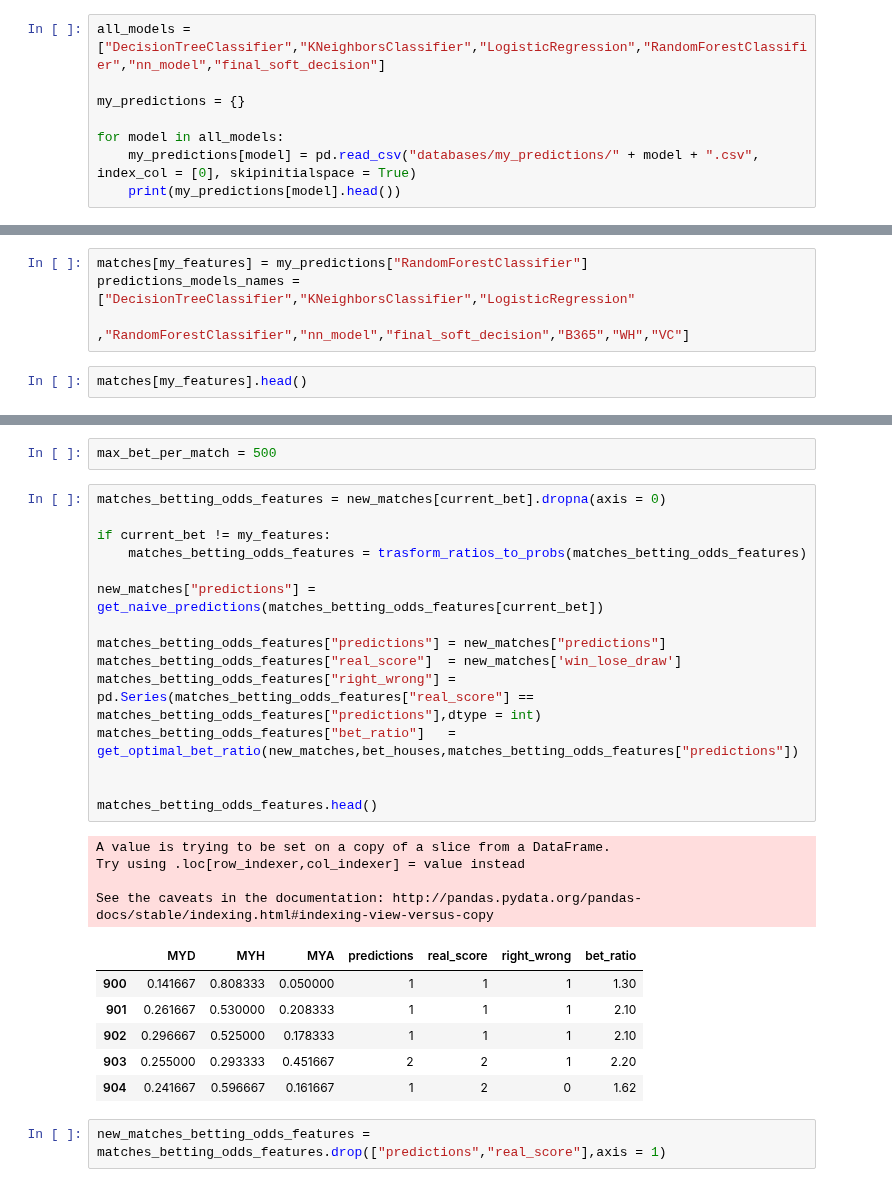
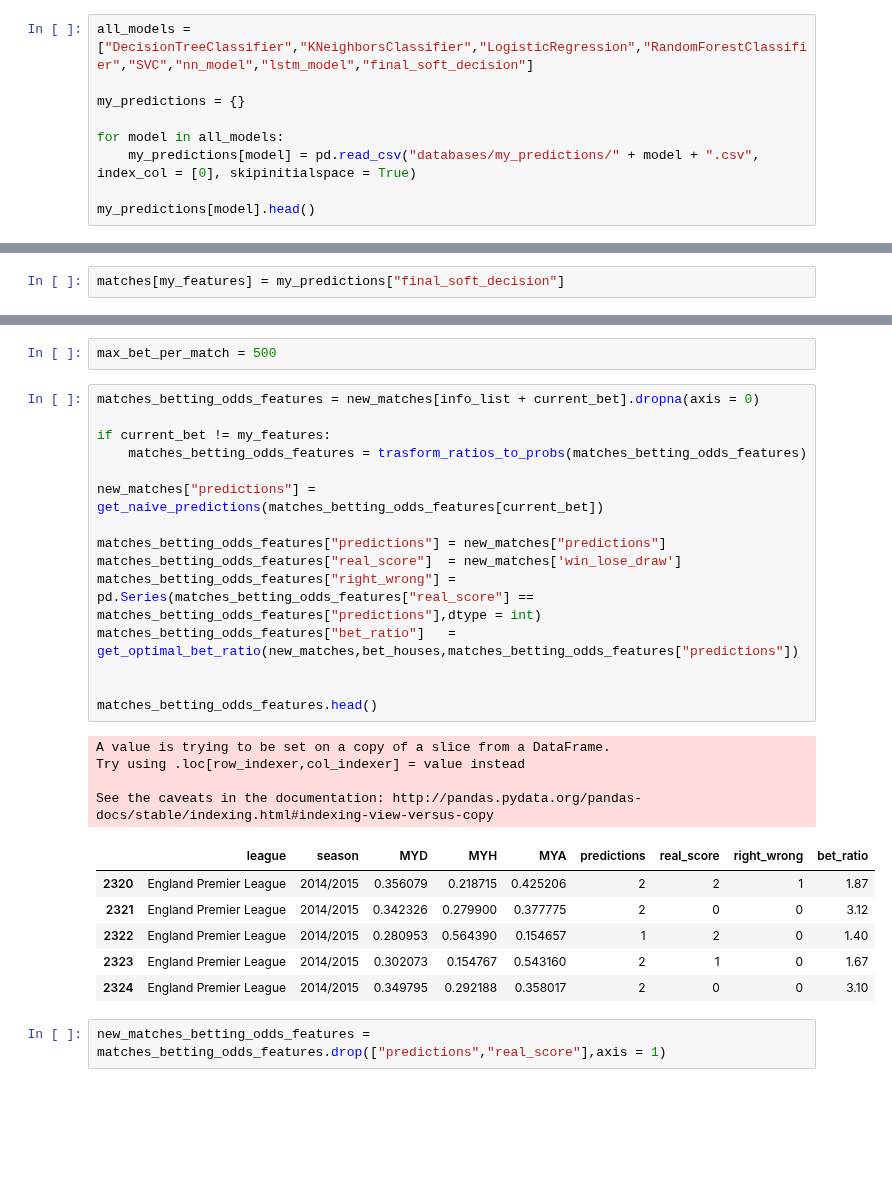
Before and after one commit to asafavinoam/applied_data_science_project, a Jupyter notebook: check_algorithm_profits.ipynb, the cells around one changed output, grey strips where cells are left out. Drawn from its saved outputs; the diff is of its cells as text; blank space fills up the shorter version.

```diff
--- a/check_algorithm_profits.ipynb
+++ b/check_algorithm_profits.ipynb
@@ -61,9 +107,10 @@ True
 # %%
-all_models = ["DecisionTreeClassifier","KNeighborsClassifier","LogisticRegression","RandomForestClassifier","nn_model","final_soft_decision"]
+all_models = ["DecisionTreeClassifier","KNeighborsClassifier","LogisticRegression","RandomForestClassifier","SVC","nn_model","lstm_model","final_soft_decision"]
 
 my_predictions = {}
 
 for model in all_models:
     my_predictions[model] = pd.read_csv("databases/my_predictions/" + model + ".csv", index_col = [0], skipinitialspace = True)
-    print(my_predictions[model].head())
+
+my_predictions[model].head()
 # %% [output]
@@ -95,9 +131,5 @@ my_features   = ["MYD","MYH","MYA"]
 bet_houses    = ["B365","WH","VC"]
 
 current_bet   = my_features
-# %%
-matches[my_features] = my_predictions["RandomForestClassifier"]
-predictions_models_names = ["DecisionTreeClassifier","KNeighborsClassifier","LogisticRegression"
-                            ,"RandomForestClassifier","nn_model","final_soft_decision","B365","WH","VC"]
 # %%
-matches[my_features].head()
+matches[my_features] = my_predictions["final_soft_decision"]
@@ -124,31 +163,31 @@ new_matches.head()
 # %%
 max_bet_per_match = 500
 # %%
-matches_betting_odds_features = new_matches[current_bet].dropna(axis = 0)
+matches_betting_odds_features = new_matches[info_list + current_bet].dropna(axis = 0)
 
 if current_bet != my_features:
     matches_betting_odds_features = trasform_ratios_to_probs(matches_betting_odds_features)
 
 new_matches["predictions"] = get_naive_predictions(matches_betting_odds_features[current_bet])
 
 matches_betting_odds_features["predictions"] = new_matches["predictions"]
 matches_betting_odds_features["real_score"]  = new_matches['win_lose_draw']
 matches_betting_odds_features["right_wrong"] = pd.Series(matches_betting_odds_features["real_score"] == matches_betting_odds_features["predictions"],dtype = int)
 matches_betting_odds_features["bet_ratio"]   = get_optimal_bet_ratio(new_matches,bet_houses,matches_betting_odds_features["predictions"])
 
 
 matches_betting_odds_features.head()
 # %% [output]
 A value is trying to be set on a copy of a slice from a DataFrame.
 Try using .loc[row_indexer,col_indexer] = value instead
 
 See the caveats in the documentation: http://pandas.pydata.org/pandas-docs/stable/indexing.html#indexing-view-versus-copy
-|  | MYD | MYH | MYA | predictions | real_score | right_wrong | bet_ratio |
-| 900 | 0.141667 | 0.808333 | 0.050000 | 1 | 1 | 1 | 1.30 |
-| 901 | 0.261667 | 0.530000 | 0.208333 | 1 | 1 | 1 | 2.10 |
-| 902 | 0.296667 | 0.525000 | 0.178333 | 1 | 1 | 1 | 2.10 |
-| 903 | 0.255000 | 0.293333 | 0.451667 | 2 | 2 | 1 | 2.20 |
-| 904 | 0.241667 | 0.596667 | 0.161667 | 1 | 2 | 0 | 1.62 |
+|  | league | season | MYD | MYH | MYA | predictions | real_score | right_wrong | bet_ratio |
+| 2320 | England Premier League | 2014/2015 | 0.356079 | 0.218715 | 0.425206 | 2 | 2 | 1 | 1.87 |
+| 2321 | England Premier League | 2014/2015 | 0.342326 | 0.279900 | 0.377775 | 2 | 0 | 0 | 3.12 |
+| 2322 | England Premier League | 2014/2015 | 0.280953 | 0.564390 | 0.154657 | 1 | 2 | 0 | 1.40 |
+| 2323 | England Premier League | 2014/2015 | 0.302073 | 0.154767 | 0.543160 | 2 | 1 | 0 | 1.67 |
+| 2324 | England Premier League | 2014/2015 | 0.349795 | 0.292188 | 0.358017 | 2 | 0 | 0 | 3.10 |
 # %%
 new_matches_betting_odds_features = matches_betting_odds_features.drop(["predictions","real_score"],axis = 1)
 # %%
```
Also changed, not shown: parts of 34 cells of this notebook.
